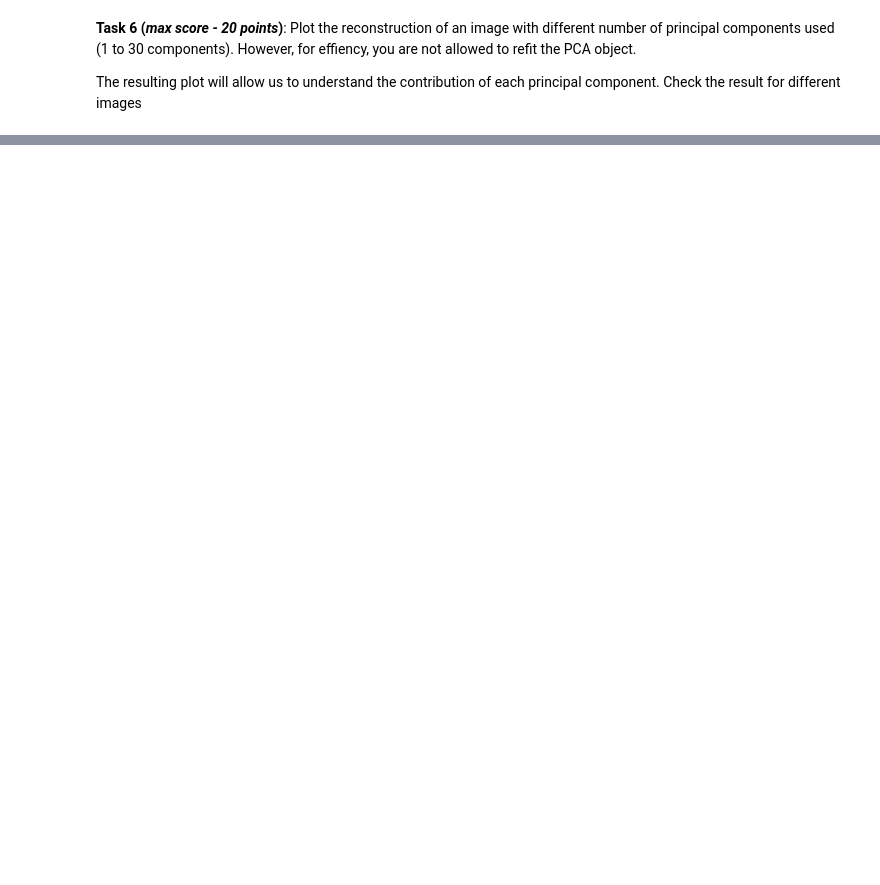
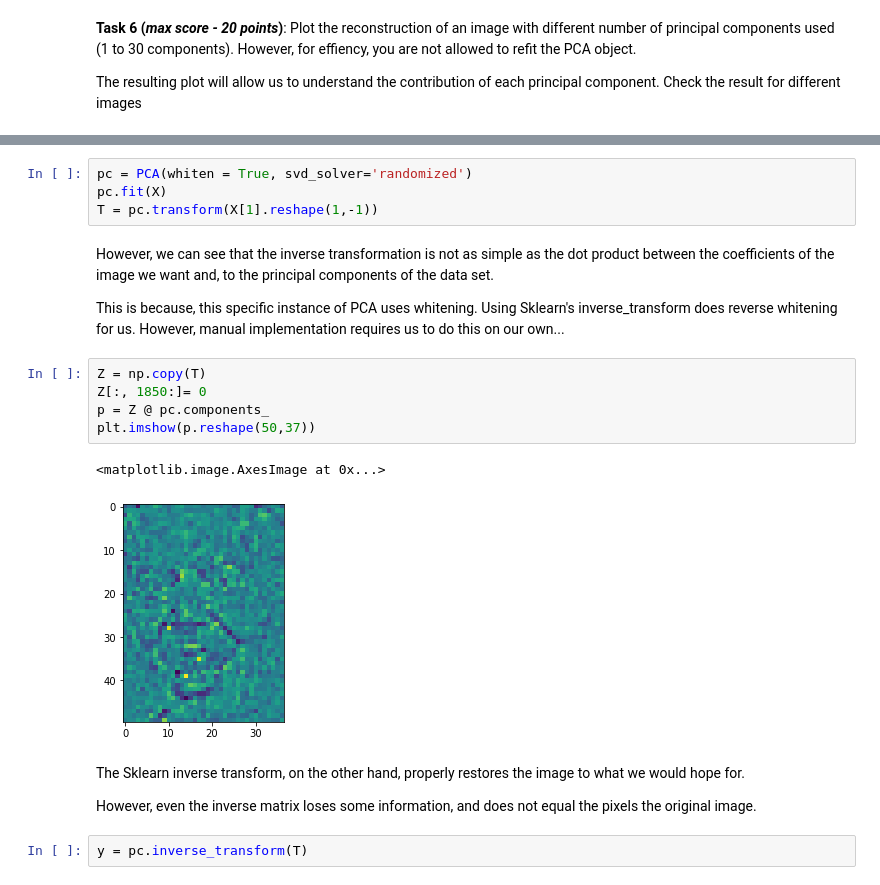
Before and after one commit to Shuaf98/y-data, a Jupyter notebook: ydata_unsupervised_learning/lecture3_Dimensionality/HW3_Shua.ipynb, the cells around one changed output, grey strips where cells are left out. Saved outputs shown, nothing was run; the diff lists cells and outputs as text; blank space fills up the shorter version.

```diff
--- a/ydata_unsupervised_learning/lecture3_Dimensionality/HW3_Shua.ipynb
+++ b/ydata_unsupervised_learning/lecture3_Dimensionality/HW3_Shua.ipynb
@@ -349,0 +379,22 @@ print(pca1.explained_variance_.shape)
+# %%
+pc = PCA(whiten = True, svd_solver='randomized')
+pc.fit(X)
+T = pc.transform(X[1].reshape(1,-1))
+# %% [markdown]
+However, we can see that the inverse transformation is not as simple as the dot product between the coefficients of the image we want and, to the principal components of the data set.
+
+This is because, this specific instance of PCA uses whitening. Using Sklearn's inverse_transform does reverse whitening for us. However, manual implementation requires us to do this on our own...
+# %%
+Z = np.copy(T)
+Z[:, 1850:]= 0
+p = Z @ pc.components_
+plt.imshow(p.reshape(50,37))
+# %% [output]
+<matplotlib.image.AxesImage at 0x...>
+[figure, added]
+# %% [markdown]
+The Sklearn inverse transform, on the other hand, properly restores the image to what we would hope for.
+
+However, even the inverse matrix loses some information, and does not equal the pixels the original image.
+# %%
+y = pc.inverse_transform(T)
```
Also changed, not shown: parts of 24 cells of this notebook.
